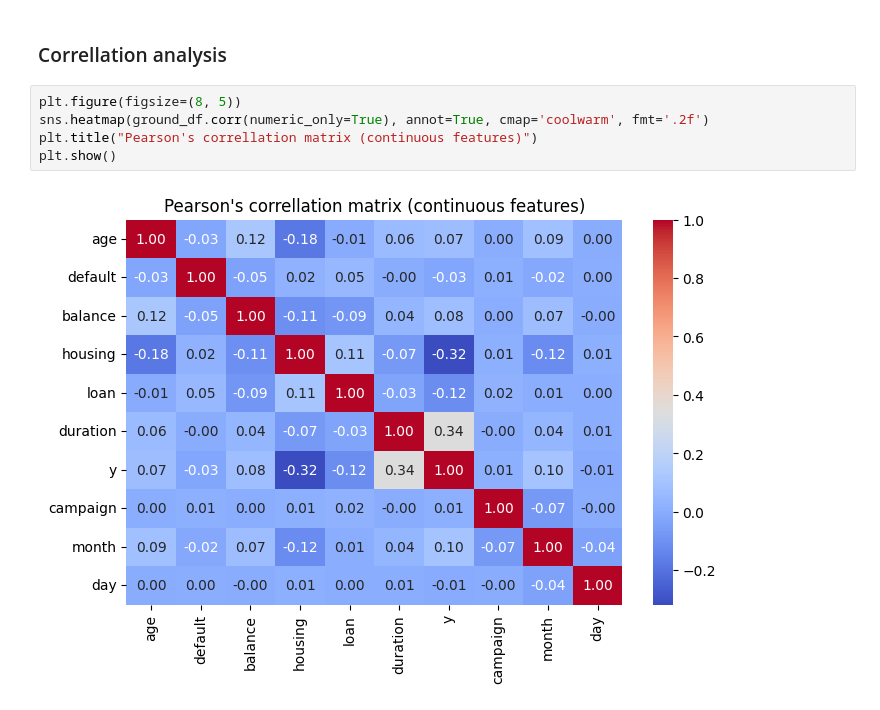
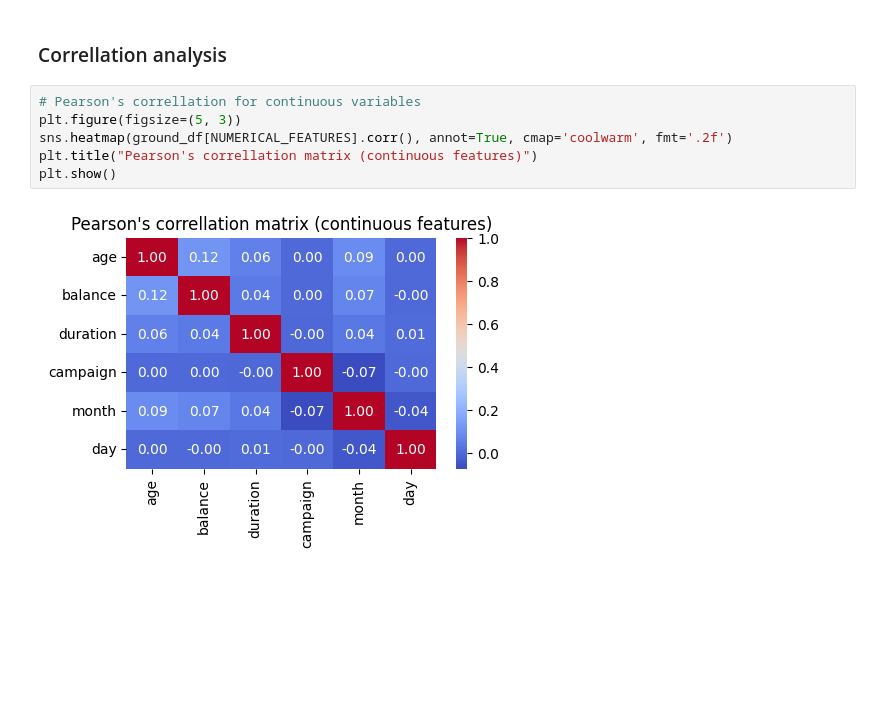
Before and after one commit to Kowd-PauUh/ml-in-depression-estimation, a Jupyter notebook: src/notebooks/marketing-campaign-modelling.ipynb, the cells around one changed output. Cells and saved outputs as stored; diff of their text form; blank space fills up the shorter version.

```diff
--- a/src/notebooks/marketing-campaign-modelling.ipynb
+++ b/src/notebooks/marketing-campaign-modelling.ipynb
@@ -229,10 +229,11 @@ ground_df[CATEGORICAL_FEATURES].T.apply(lambda row: list(row.unique()), axis=1).
 # %% [markdown]
 ### Correllation analysis
 # %%
-plt.figure(figsize=(8, 5))
-sns.heatmap(ground_df.corr(numeric_only=True), annot=True, cmap='coolwarm', fmt='.2f')
+# Pearson's correllation for continuous variables
+plt.figure(figsize=(5, 3))
+sns.heatmap(ground_df[NUMERICAL_FEATURES].corr(), annot=True, cmap='coolwarm', fmt='.2f')
 plt.title("Pearson's correllation matrix (continuous features)")
 plt.show()
 # %% [output]
-[figure, old version]
+[figure, new version]
 # %%
```
Also changed, not shown: parts of 9 cells of this notebook.
